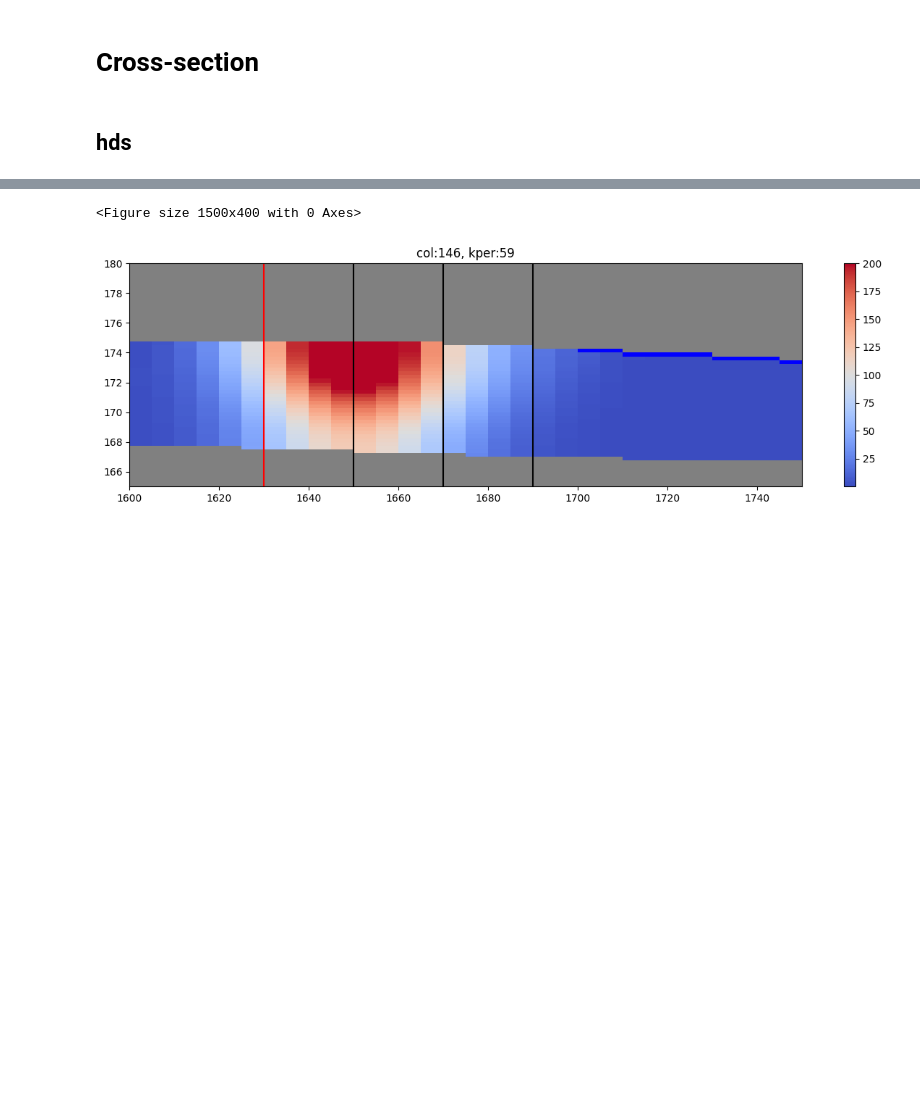
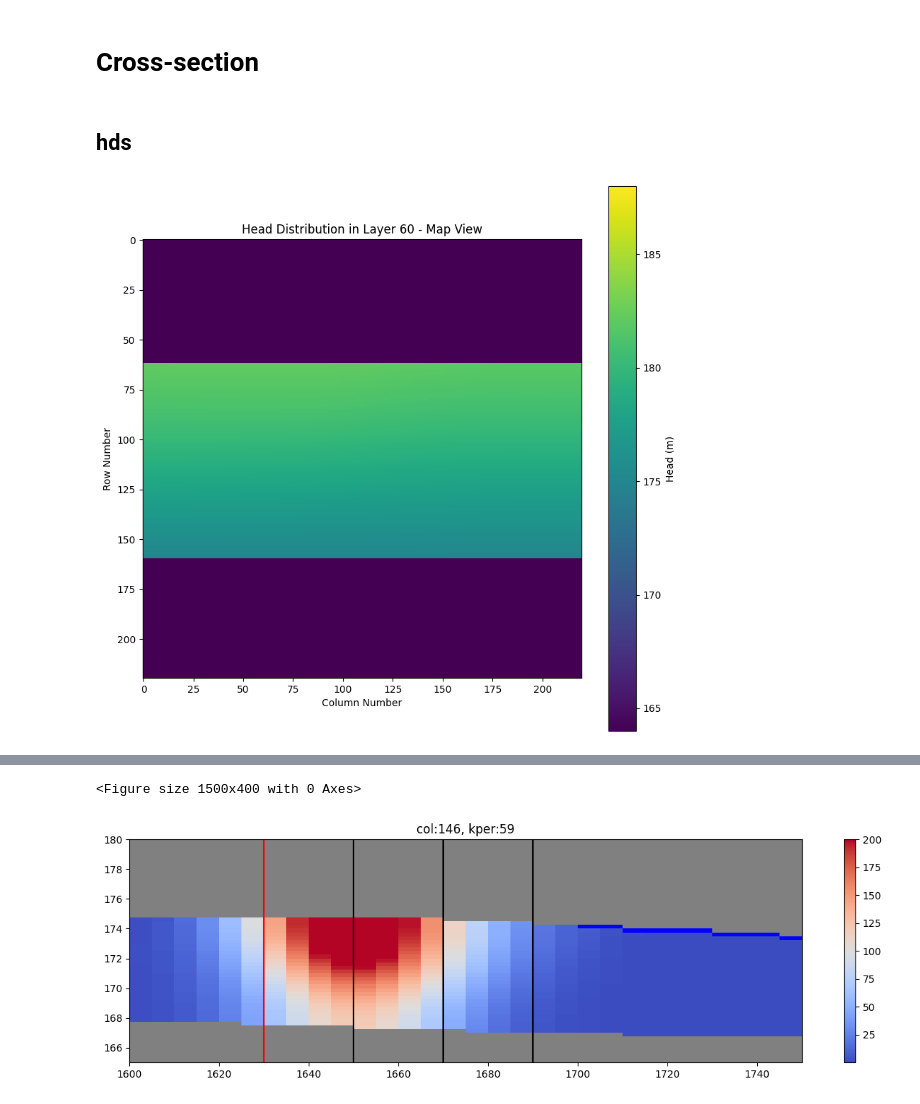
Before and after one commit to Shuyang-Wang/wasaga_model, a Jupyter notebook: wasaga_3d/plot_wasaga_3d.ipynb, the cells around one changed output, grey strips where cells are left out. Drawn from its saved outputs; the diff is of its cells as text; code cells hidden in the pictures; blank space fills up the shorter version.

```diff
--- a/wasaga_3d/plot_wasaga_3d.ipynb
+++ b/wasaga_3d/plot_wasaga_3d.ipynb
@@ -187,6 +189,12 @@ model = flopy.modflow.Modflow.load('example_model.nam', model_ws=model_ws)
 
 model_ws =  Path( 'C:\\Users\\swan47\\AppData\\Local\\Temp\\_T0124210550_l85kj60c_Selfish_Scarf' )  # 100 years， no septic over drain
 model = flopy.modflow.Modflow.load('example_model.nam', model_ws=model_ws)
+# %%
+
+
+
+model_ws =  Path( 'C:\\Users\\swan47\\AppData\\Local\\Temp\\_T0127200110_r_nrhqsu_Messy_Building' )  # 100 years， starting 1970, failed to converge
+model = flopy.modflow.Modflow.load('example_model.nam', model_ws=model_ws)
 # %% [markdown]
 # DIS
 # %%
@@ -308,3 +316,19 @@ for idx, (timestep, stress_period) in enumerate(kstpkpers):
     plt.close(fig)
 # %%
 open_file(model_ws)
+# %%
+headobj = flopy.utils.binaryfile.HeadFile(model_ws / 'example_model.hds')
+
+# Get head data for the last time step for layer 60 (note: Python is zero-indexed, so layer 60 is indexed as 59)
+head = headobj.get_data(totim=headobj.get_times()[-1])[60, :, :]
+
+# Plot the head data in map view for layer 60
+plt.figure(figsize=(10, 10))
+plt.imshow(head, interpolation='nearest', cmap='viridis',vmin=164,vmax=188)
+plt.colorbar(label='Head (m)')
+plt.title('Head Distribution in Layer 60 - Map View')
+plt.xlabel('Column Number')
+plt.ylabel('Row Number')
+plt.show()
+# %% [output]
+[figure, added]
```
Also changed, not shown: parts of 11 cells of this notebook, 2 other files.
